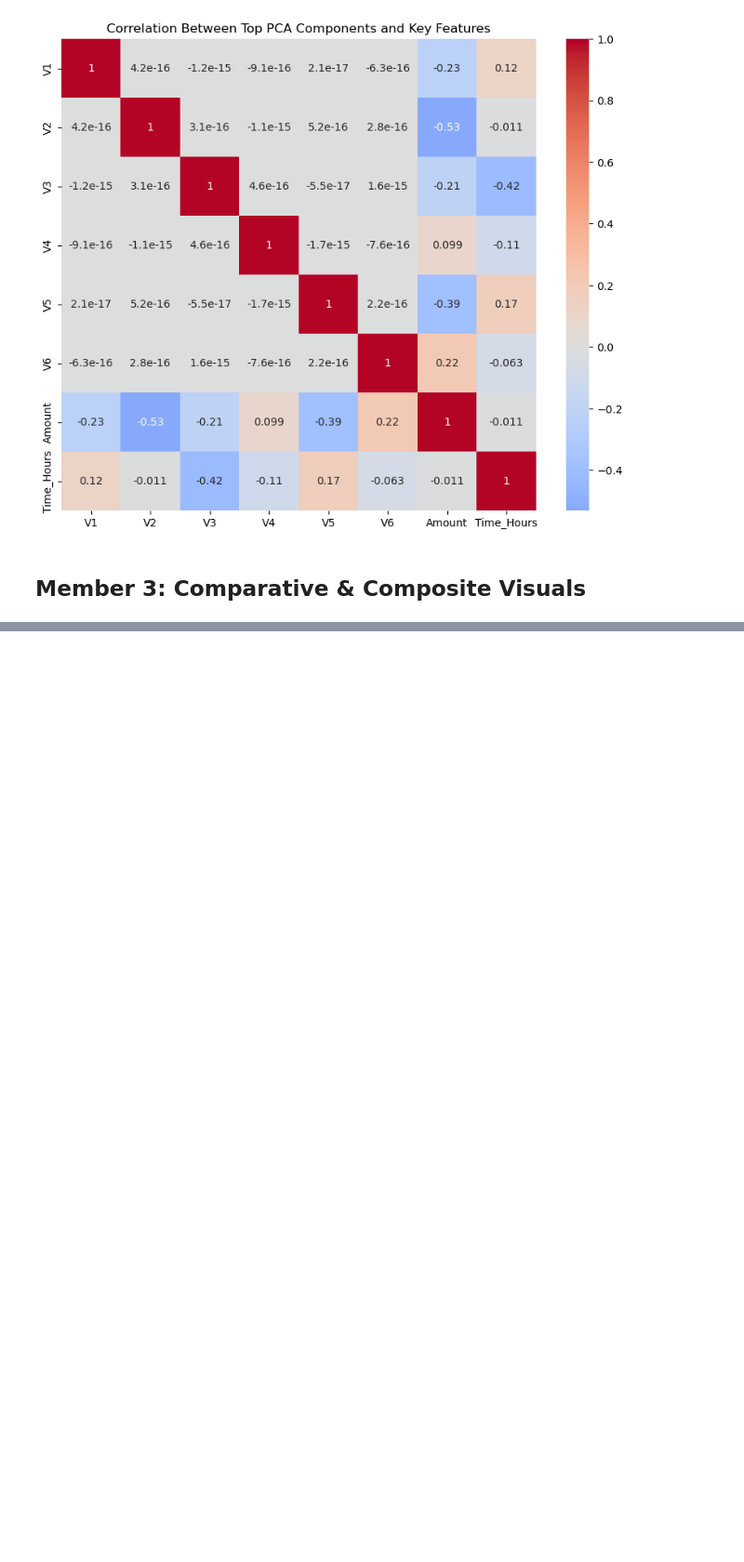
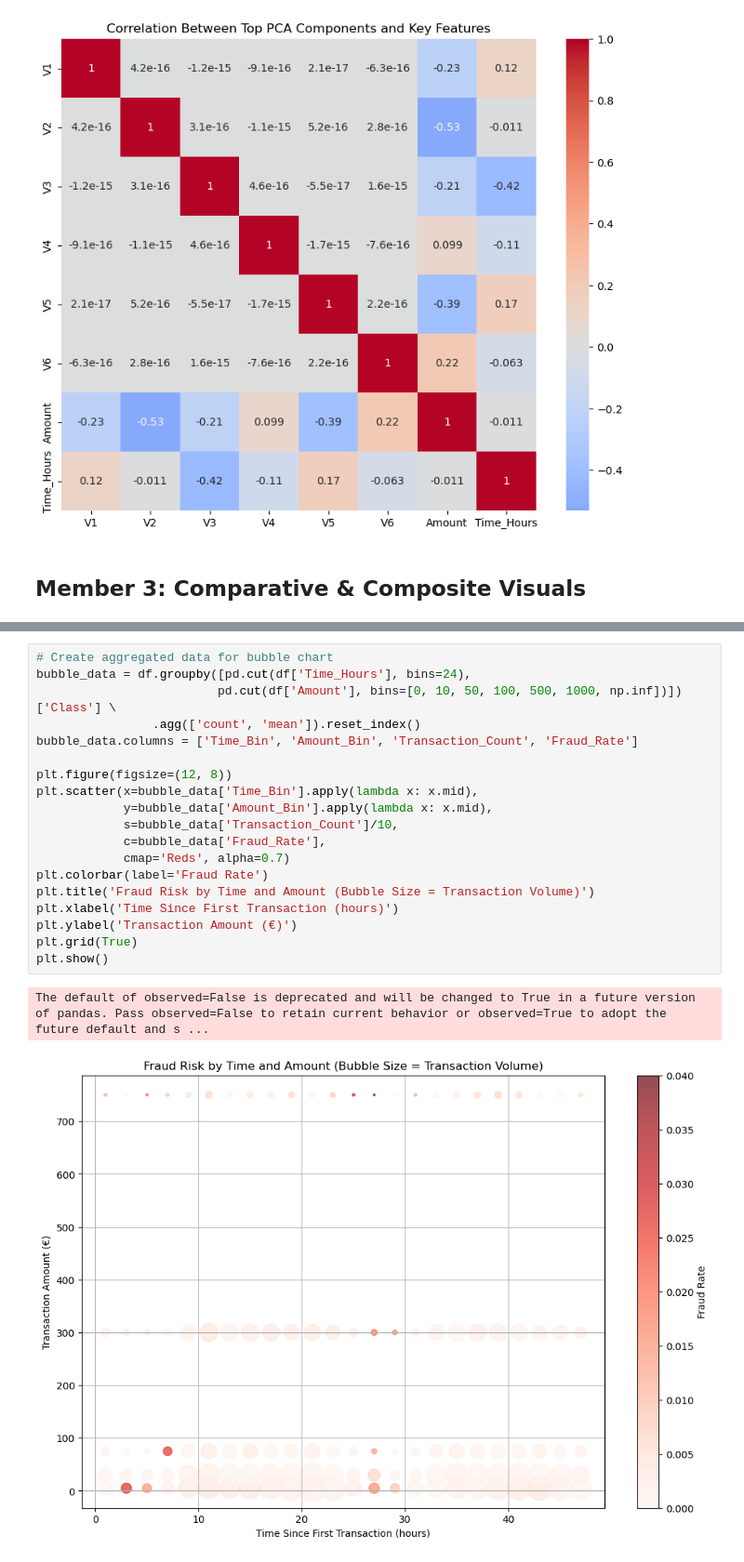
Before and after one commit to danielTongu/cs445_spring2025, a Jupyter notebook: stage2/fraud_visualizations.ipynb, the cells around one changed output, grey strips where cells are left out. Shown at 93% size. Drawn from its saved outputs; the diff is of its cells as text; blank space fills up the shorter version.

```diff
--- a/stage2/fraud_visualizations.ipynb
+++ b/stage2/fraud_visualizations.ipynb
@@ -159,0 +273,22 @@ AttributeError: 'DataFrame' object has no attribute 'append'
+# %%
+# Create aggregated data for bubble chart
+bubble_data = df.groupby([pd.cut(df['Time_Hours'], bins=24),
+                         pd.cut(df['Amount'], bins=[0, 10, 50, 100, 500, 1000, np.inf])])['Class'] \
+                .agg(['count', 'mean']).reset_index()
+bubble_data.columns = ['Time_Bin', 'Amount_Bin', 'Transaction_Count', 'Fraud_Rate']
+
+plt.figure(figsize=(12, 8))
+plt.scatter(x=bubble_data['Time_Bin'].apply(lambda x: x.mid),
+            y=bubble_data['Amount_Bin'].apply(lambda x: x.mid),
+            s=bubble_data['Transaction_Count']/10,
+            c=bubble_data['Fraud_Rate'],
+            cmap='Reds', alpha=0.7)
+plt.colorbar(label='Fraud Rate')
+plt.title('Fraud Risk by Time and Amount (Bubble Size = Transaction Volume)')
+plt.xlabel('Time Since First Transaction (hours)')
+plt.ylabel('Transaction Amount (€)')
+plt.grid(True)
+plt.show()
+# %% [output]
+The default of observed=False is deprecated and will be changed to True in a future version of pandas. Pass observed=False to retain current behavior or observed=True to adopt the future default and s ...
+[figure, added]
```
Also changed, not shown: parts of 14 cells of this notebook.
